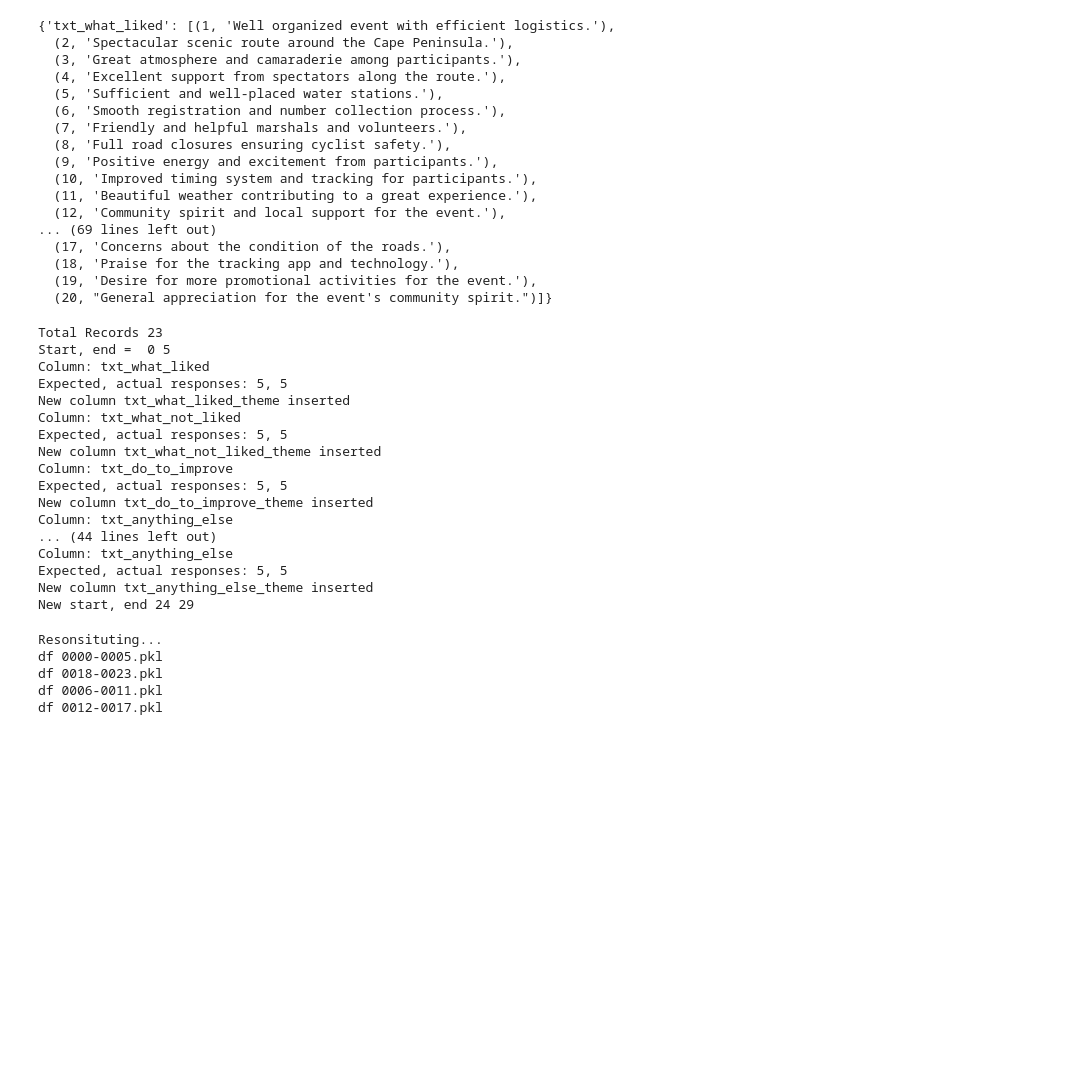
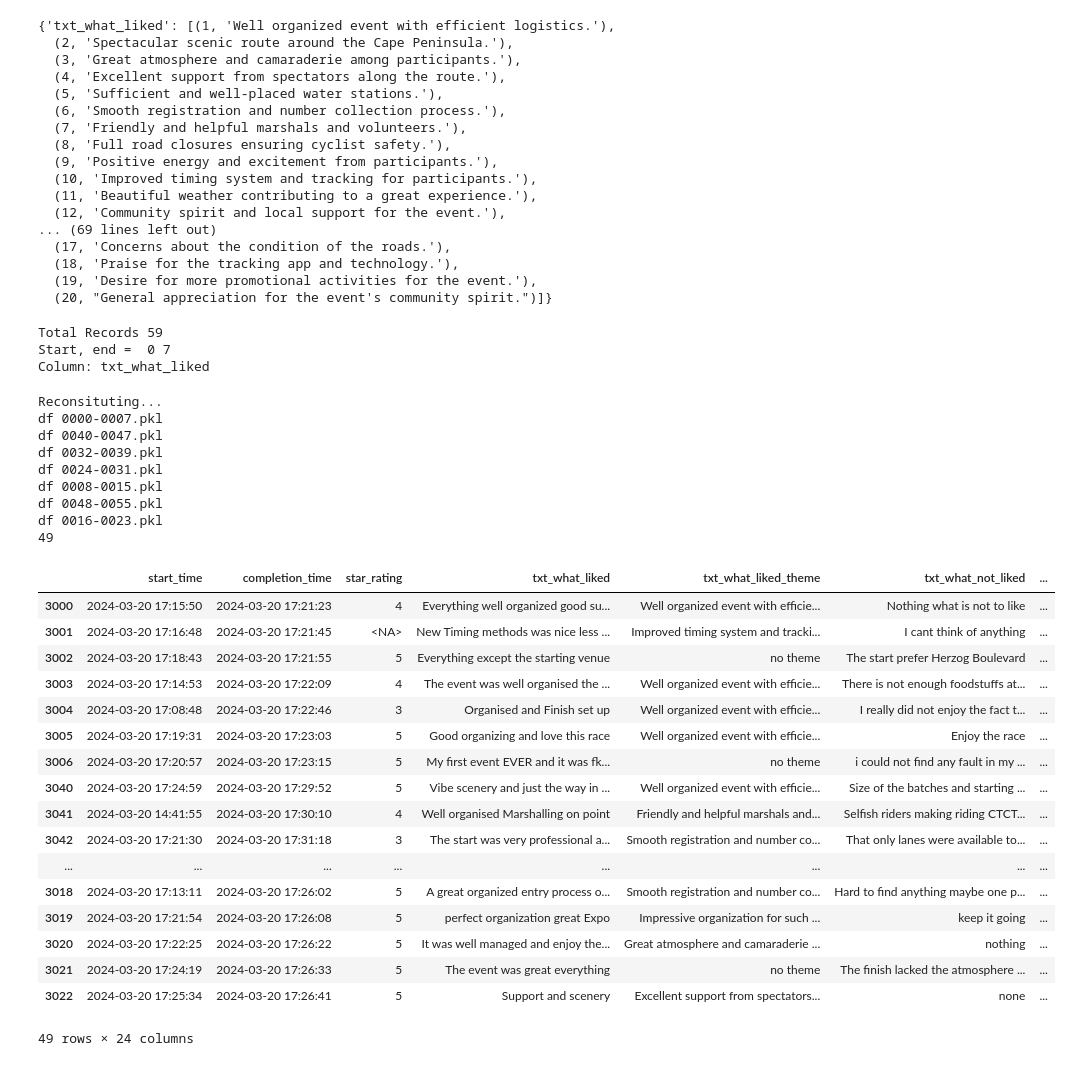
Before and after one commit to matthpau/Cycling-South-Africa, a Jupyter notebook: cycling_za.ipynb, the cells around one changed output. Drawn from its saved outputs; the diff is of its cells as text; code cells hidden in the pictures; blank space fills up the shorter version.

```diff
--- a/cycling_za.ipynb
+++ b/cycling_za.ipynb
@@ -380,15 +380,21 @@ def classify_text_column(orig_dataframe, columns):
 # %%
 # Loop through chunks
 
-working_data = all_data[0:23].copy()
+working_data = all_data[3000:3059].copy()
 total_records = len(working_data)
 
 print("Total Records", total_records)
-chunk_size = 5
+chunk_size = 7
 working_txt_cols_to_classify = txt_cols_to_classify#[0:1]
 chunks_folder = 'df_chunks/'
 
 start, end = 0, chunk_size
+
+# Delete Previous Chunks
+for filename in os.listdir(chunks_folder):
+    os.remove(f'{chunks_folder}{filename}')
+
+counter = 1
 
 while end <= total_records:
 
@@ -403,7 +409,7 @@ while end <= total_records:
 
     # print(classifications['txt_what_liked'])
 
-    output_file = f"{chunks_folder}df {start:04d}-{end:04d}.pkl"
+    output_file = f"{chunks_folder}df {counter:04d} {start:04d}-{end:04d}.pkl"
 
     with open(output_file, "wb") as f:
         classifications.to_pickle(f)
@@ -421,44 +427,54 @@ while end <= total_records:
 
     print()
 
+    counter += 1
+
 # classifications
 # working_data
 # %% [output]
-Total Records 23
-Start, end =  0 5
+Total Records 59
+Start, end =  0 7
 Column: txt_what_liked
-Expected, actual responses: 5, 5
-New column txt_what_liked_theme inserted
-Column: txt_what_not_liked
-Expected, actual responses: 5, 5
-New column txt_what_not_liked_theme inserted
-Column: txt_do_to_improve
-Expected, actual responses: 5, 5
-New column txt_do_to_improve_theme inserted
-Column: txt_anything_else
-... (44 lines left out)
-Column: txt_anything_else
-Expected, actual responses: 5, 5
-New column txt_anything_else_theme inserted
-New start, end 24 29
 # %%
-chunks_folder = "df_chunks/"
-
 df_chunks = []
 
-print('Resonsituting...')
+print('Reconsituting...')
 for filename in os.listdir(chunks_folder):
     print(filename)
     temp_df = pd.read_pickle(f'{chunks_folder}{filename}')
+
     df_chunks.append(temp_df)
 
 reconstitued = pd.concat(df_chunks)
 
 reconstitued.to_pickle('outputs/final_reconsituted.pkl')
+print(len(reconstitued))
 reconstitued
 # %% [output]
-Resonsituting...
-df 0000-0005.pkl
-df 0018-0023.pkl
-df 0006-0011.pkl
-df 0012-0017.pkl
+Reconsituting...
+df 0000-0007.pkl
+df 0040-0047.pkl
+df 0032-0039.pkl
+df 0024-0031.pkl
+df 0008-0015.pkl
+df 0048-0055.pkl
+df 0016-0023.pkl
+49
+|  | start_time | completion_time | star_rating | txt_what_liked | txt_what_liked_theme | txt_what_not_liked | ... |
+| 3000 | 2024-03-20 17:15:50 | 2024-03-20 17:21:23 | 4 | Everything well organized good su... | Well organized event with efficie... | Nothing what is not to like | ... |
+| 3001 | 2024-03-20 17:16:48 | 2024-03-20 17:21:45 | <NA> | New Timing methods was nice less ... | Improved timing system and tracki... | I cant think of anything | ... |
+| 3002 | 2024-03-20 17:18:43 | 2024-03-20 17:21:55 | 5 | Everything except the starting venue | no theme | The start prefer Herzog Boulevard | ... |
+| 3003 | 2024-03-20 17:14:53 | 2024-03-20 17:22:09 | 4 | The event was well organised the ... | Well organized event with efficie... | There is not enough foodstuffs at... | ... |
+| 3004 | 2024-03-20 17:08:48 | 2024-03-20 17:22:46 | 3 | Organised and Finish set up | Well organized event with efficie... | I really did not enjoy the fact t... | ... |
+| 3005 | 2024-03-20 17:19:31 | 2024-03-20 17:23:03 | 5 | Good organizing and love this race | Well organized event with efficie... | Enjoy the race | ... |
+| 3006 | 2024-03-20 17:20:57 | 2024-03-20 17:23:15 | 5 | My first event EVER and it was fk... | no theme | i could not find any fault in my ... | ... |
+| 3040 | 2024-03-20 17:24:59 | 2024-03-20 17:29:52 | 5 | Vibe scenery and just the way in ... | Well organized event with efficie... | Size of the batches and starting ... | ... |
+| 3041 | 2024-03-20 14:41:55 | 2024-03-20 17:30:10 | 4 | Well organised Marshalling on point | Friendly and helpful marshals and... | Selfish riders making riding CTCT... | ... |
+| 3042 | 2024-03-20 17:21:30 | 2024-03-20 17:31:18 | 3 | The start was very professional a... | Smooth registration and number co... | That only lanes were available to... | ... |
+| ... | ... | ... | ... | ... | ... | ... | ... |
+| 3018 | 2024-03-20 17:13:11 | 2024-03-20 17:26:02 | 5 | A great organized entry process o... | Smooth registration and number co... | Hard to find anything maybe one p... | ... |
+| 3019 | 2024-03-20 17:21:54 | 2024-03-20 17:26:08 | 5 | perfect organization great Expo | Impressive organization for such ... | keep it going | ... |
+| 3020 | 2024-03-20 17:22:25 | 2024-03-20 17:26:22 | 5 | It was well managed and enjoy the... | Great atmosphere and camaraderie ... | nothing | ... |
+| 3021 | 2024-03-20 17:24:19 | 2024-03-20 17:26:33 | 5 | The event was great everything | no theme | The finish lacked the atmosphere ... | ... |
+| 3022 | 2024-03-20 17:25:34 | 2024-03-20 17:26:41 | 5 | Support and scenery | Excellent support from spectators... | none | ... |
+49 rows × 24 columns
```
Also changed, not shown: parts of 2 cells of this notebook, 7 other files.
